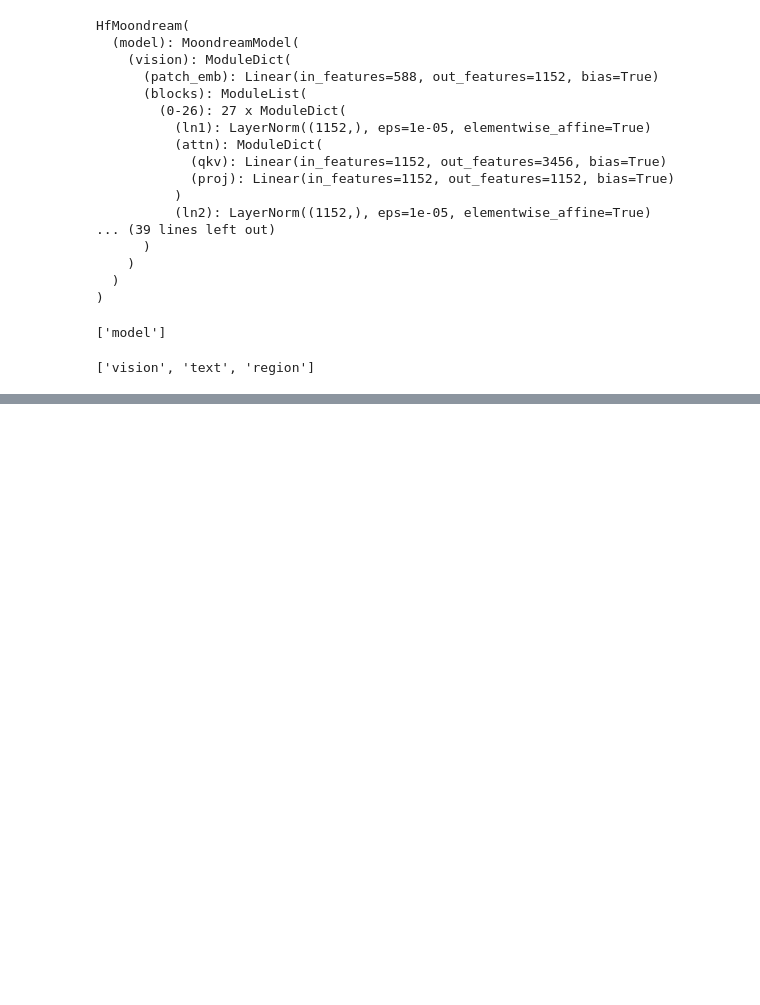
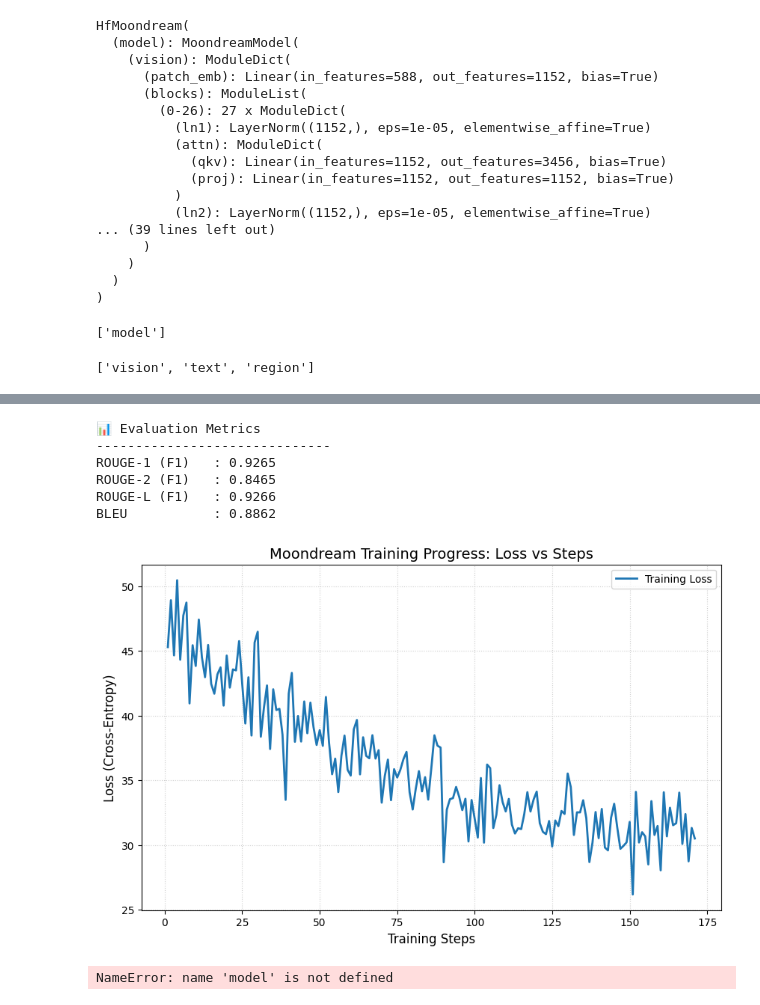
Before and after one commit to IT22106360/Research_Project, a Jupyter notebook: notebooks/Moondreams_finetune.ipynb, the cells around one changed output, grey strips where cells are left out. Drawn from its saved outputs; the diff is of its cells as text; code cells hidden in the pictures; blank space fills up the shorter version.

```diff
--- a/notebooks/Moondreams_finetune.ipynb
+++ b/notebooks/Moondreams_finetune.ipynb
@@ -268,0 +345,45 @@ Starting training on CPU...
+# %%
+from evaluate import load
+
+def calculate_metrics(results):
+    rouge = load("rouge")
+    bleu = load("bleu")
+
+    predictions = [r["prediction"] for r in results]
+    references = [r["ground_truth"] for r in results]
+
+    rouge_scores = rouge.compute(
+        predictions=predictions,
+        references=references
+    )
+
+    bleu_score = bleu.compute(
+        predictions=predictions,
+        references=references
+    )
+
+    # 🎯 Select only major, meaningful metrics
+    metrics = {
+        "ROUGE-1 (F1)": round(rouge_scores["rouge1"], 4),
+        "ROUGE-2 (F1)": round(rouge_scores["rouge2"], 4),
+        "ROUGE-L (F1)": round(rouge_scores["rougeL"], 4),
+        "BLEU": round(bleu_score["bleu"], 4),
+    }
+
+    return metrics
+
+
+# ---- Run evaluation ----
+metrics = calculate_metrics(eval_results)
+
+print("\n📊 Evaluation Metrics")
+print("-" * 30)
+for k, v in metrics.items():
+    print(f"{k:<15}: {v}")
+# %% [output]
+📊 Evaluation Metrics
+------------------------------
+ROUGE-1 (F1)   : 0.9265
+ROUGE-2 (F1)   : 0.8465
+ROUGE-L (F1)   : 0.9266
+BLEU           : 0.8862
@@ -268,0 +454,4 @@ Starting training on CPU...
+# %%
+plot_loss_curve(trainer)
+# %% [output]
+[figure, added]
@@ -268,0 +545,19 @@ Starting training on CPU...
+# %%
+image_path = r"D:\Y4 Research\All_PNGS_dieatary\subset1\925.png"
+
+question = (
+    "Extract the product name, brand, serving size, "
+    "ingredients, nutrient facts, and health claims in JSON format."
+)
+
+output_json = infer_image_to_json(
+    image_path=image_path,
+    question=question,
+    model=model,
+    trainer_model=trainer_model,
+    tokenizer=tokenizer
+)
+
+print(json.dumps(output_json, indent=2))
+# %% [output]
+NameError: name 'model' is not defined
```
Also changed, not shown: parts of 11 cells of this notebook, 1 other file.
